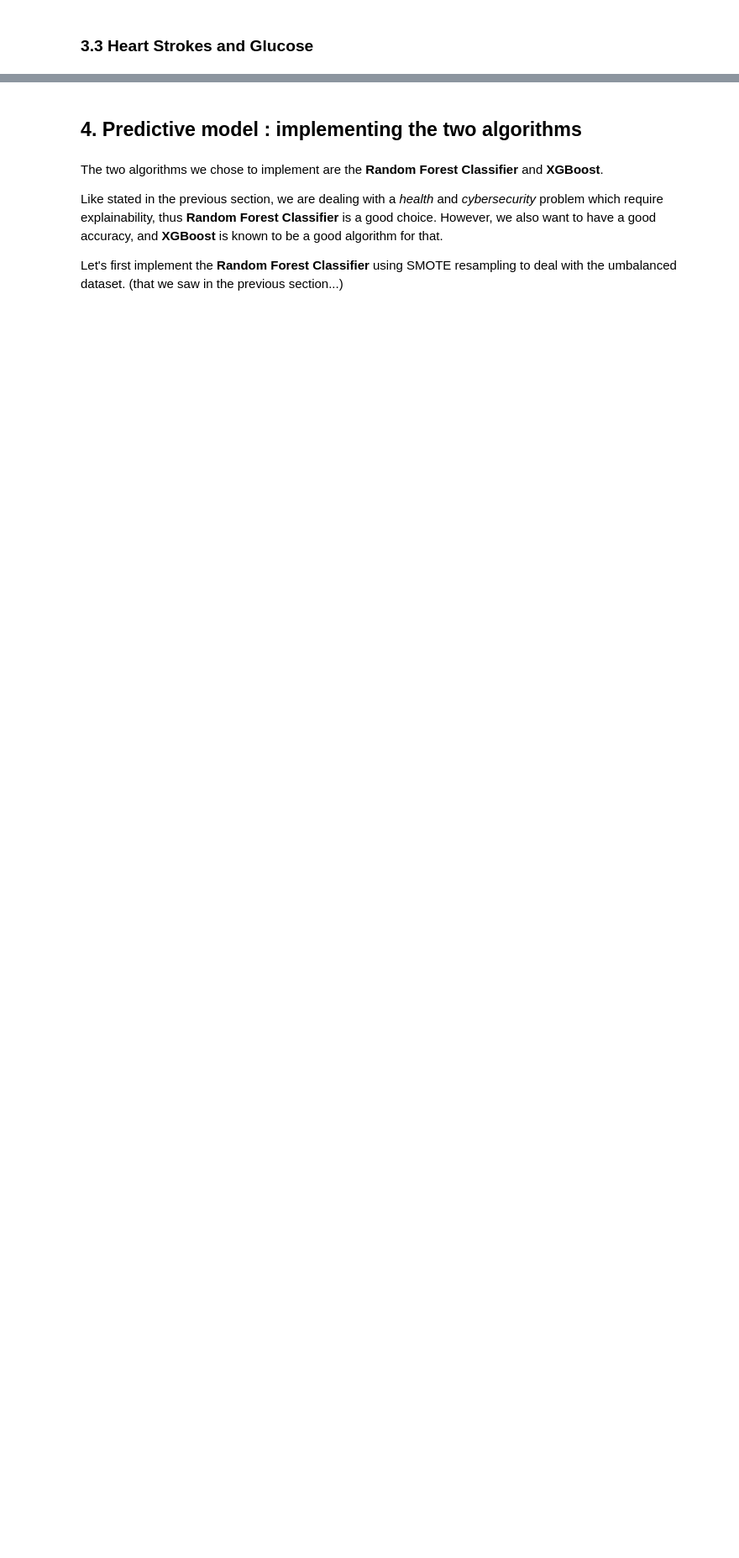
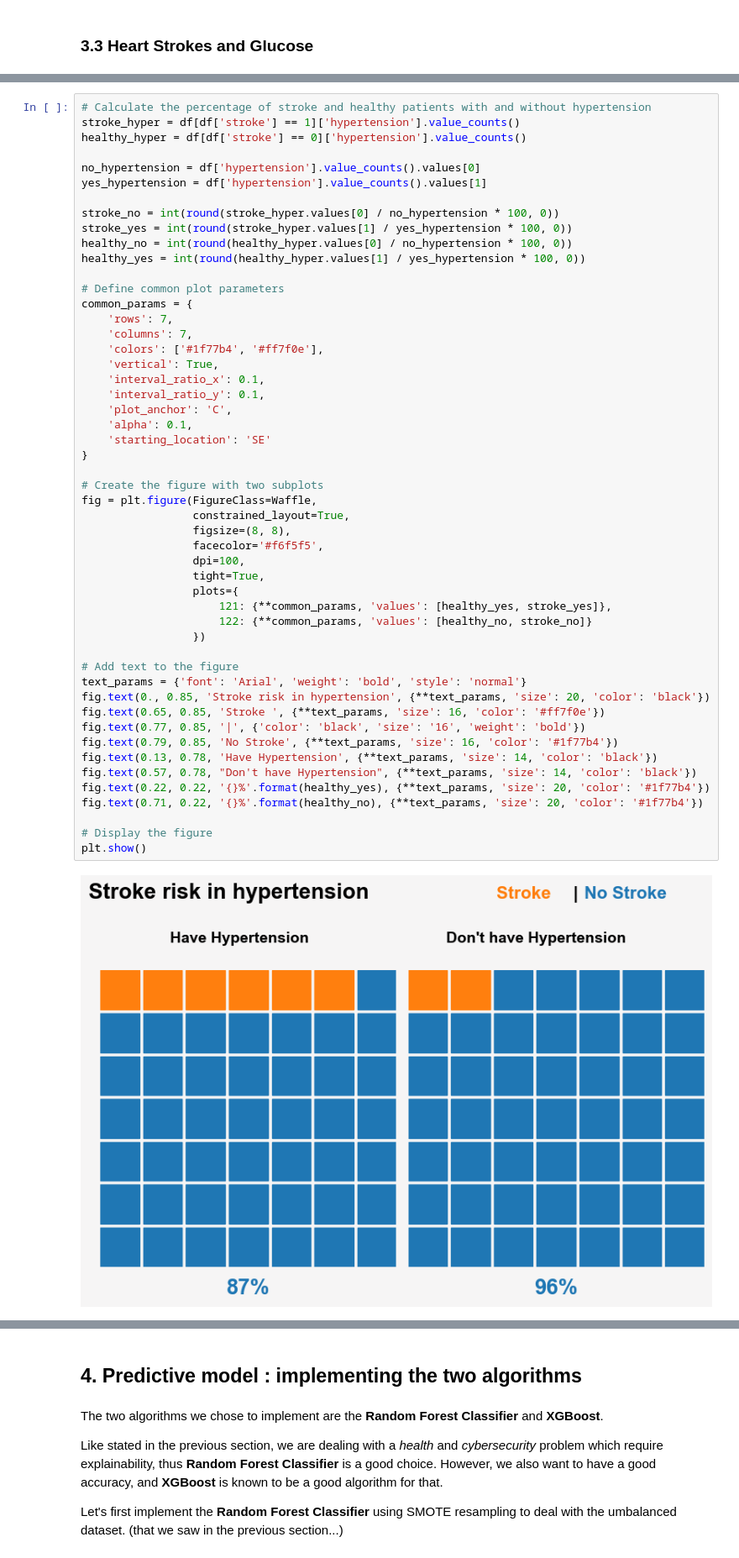
Before and after one commit to Raideeen/stroke_prediction, a Jupyter notebook: analysis.ipynb, the cells around one changed output, grey strips where cells are left out. Shown at 84% size. Drawn from its saved outputs; the diff is of its cells as text; blank space fills up the shorter version.

```diff
--- a/analysis.ipynb
+++ b/analysis.ipynb
@@ -522,0 +410,53 @@ This will become an error in seaborn v0.14.0; please update your code.
+# %%
+# Calculate the percentage of stroke and healthy patients with and without hypertension
+stroke_hyper = df[df['stroke'] == 1]['hypertension'].value_counts()
+healthy_hyper = df[df['stroke'] == 0]['hypertension'].value_counts()
+
+no_hypertension = df['hypertension'].value_counts().values[0]
+yes_hypertension = df['hypertension'].value_counts().values[1]
+
+stroke_no = int(round(stroke_hyper.values[0] / no_hypertension * 100, 0))
+stroke_yes = int(round(stroke_hyper.values[1] / yes_hypertension * 100, 0))
+healthy_no = int(round(healthy_hyper.values[0] / no_hypertension * 100, 0))
+healthy_yes = int(round(healthy_hyper.values[1] / yes_hypertension * 100, 0))
+
+# Define common plot parameters
+common_params = {
+    'rows': 7,
+    'columns': 7,
+    'colors': ['#1f77b4', '#ff7f0e'],
+    'vertical': True,
+    'interval_ratio_x': 0.1,
+    'interval_ratio_y': 0.1,
+    'plot_anchor': 'C',
+    'alpha': 0.1,
+    'starting_location': 'SE'
+}
+
+# Create the figure with two subplots
+fig = plt.figure(FigureClass=Waffle,
+                 constrained_layout=True,
+                 figsize=(8, 8),
+                 facecolor='#f6f5f5',
+                 dpi=100,
+                 tight=True,
+                 plots={
+                     121: {**common_params, 'values': [healthy_yes, stroke_yes]},
+                     122: {**common_params, 'values': [healthy_no, stroke_no]}
+                 })
+
+# Add text to the figure
+text_params = {'font': 'Arial', 'weight': 'bold', 'style': 'normal'}
+fig.text(0., 0.85, 'Stroke risk in hypertension', {**text_params, 'size': 20, 'color': 'black'})
+fig.text(0.65, 0.85, 'Stroke ', {**text_params, 'size': 16, 'color': '#ff7f0e'})
+fig.text(0.77, 0.85, '|', {'color': 'black', 'size': '16', 'weight': 'bold'})
+fig.text(0.79, 0.85, 'No Stroke', {**text_params, 'size': 16, 'color': '#1f77b4'})
+fig.text(0.13, 0.78, 'Have Hypertension', {**text_params, 'size': 14, 'color': 'black'})
+fig.text(0.57, 0.78, "Don't have Hypertension", {**text_params, 'size': 14, 'color': 'black'})
+fig.text(0.22, 0.22, '{}%'.format(healthy_yes), {**text_params, 'size': 20, 'color': '#1f77b4'})
+fig.text(0.71, 0.22, '{}%'.format(healthy_no), {**text_params, 'size': 20, 'color': '#1f77b4'})
+
+# Display the figure
+plt.show()
+# %% [output]
+[figure, added]
```
Also changed, not shown: parts of 49 cells of this notebook.
